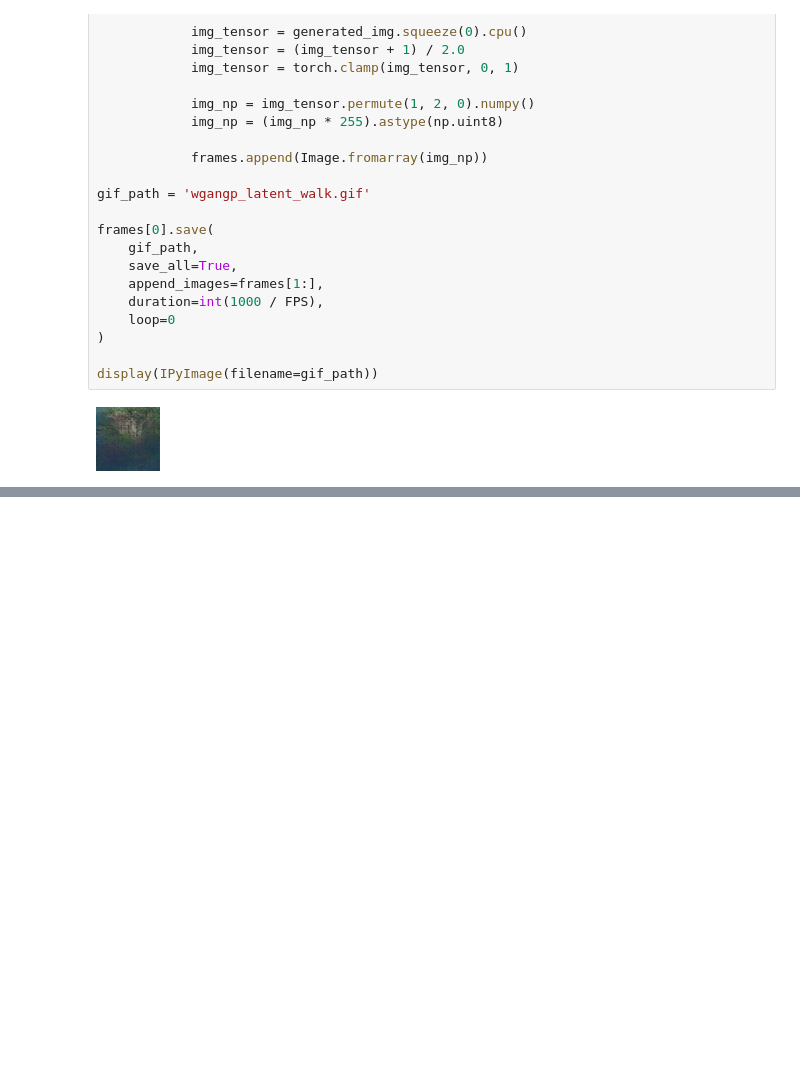
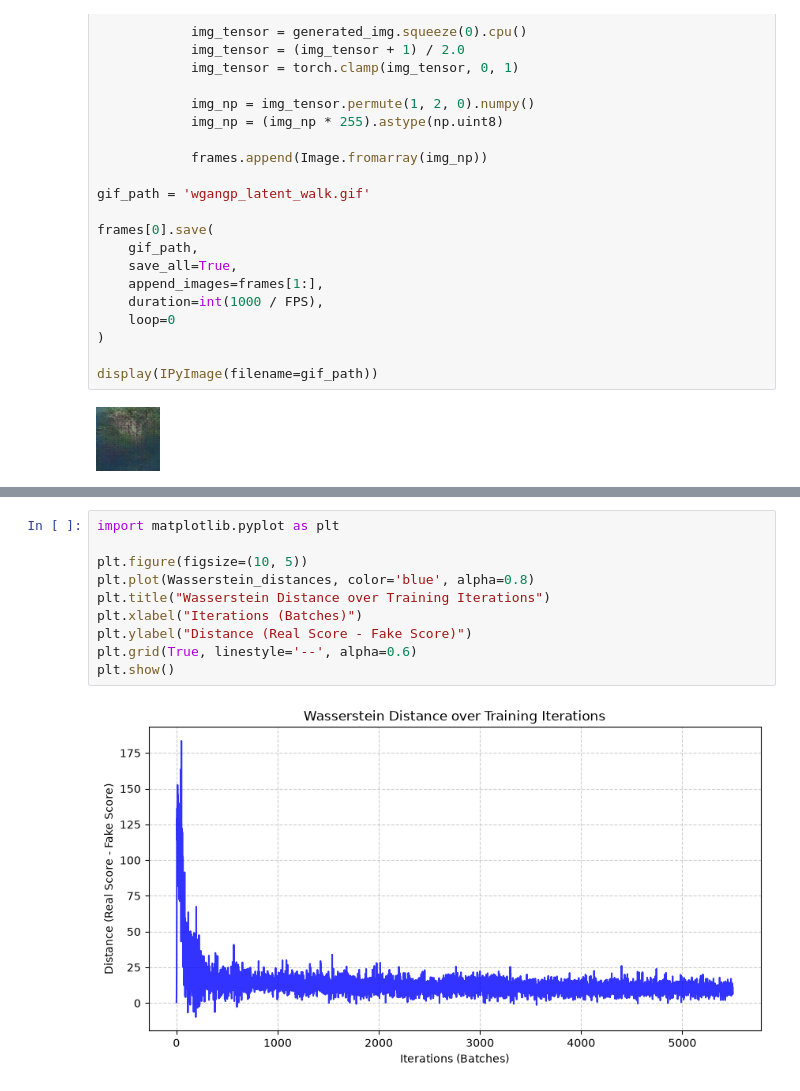
Before and after one commit to prroud/epoch-zero, a Jupyter notebook: generative-ai/generative-adversarial-networks/wgan-gp.ipynb, the cells around one changed output, grey strips where cells are left out. Drawn from its saved outputs; the diff is of its cells as text; blank space fills up the shorter version.

Commit message:
Adding Wasserstein Distance plot in regards to training iterations

```diff
--- a/generative-ai/generative-adversarial-networks/wgan-gp.ipynb
+++ b/generative-ai/generative-adversarial-networks/wgan-gp.ipynb
@@ -315,0 +324,12 @@ display(IPyImage(filename=gif_path))
+# %%
+import matplotlib.pyplot as plt
+
+plt.figure(figsize=(10, 5))
+plt.plot(Wasserstein_distances, color='blue', alpha=0.8)
+plt.title("Wasserstein Distance over Training Iterations")
+plt.xlabel("Iterations (Batches)")
+plt.ylabel("Distance (Real Score - Fake Score)")
+plt.grid(True, linestyle='--', alpha=0.6)
+plt.show()
+# %% [output]
+[figure, added]
```
Also changed, not shown: parts of 1 cell of this notebook.
